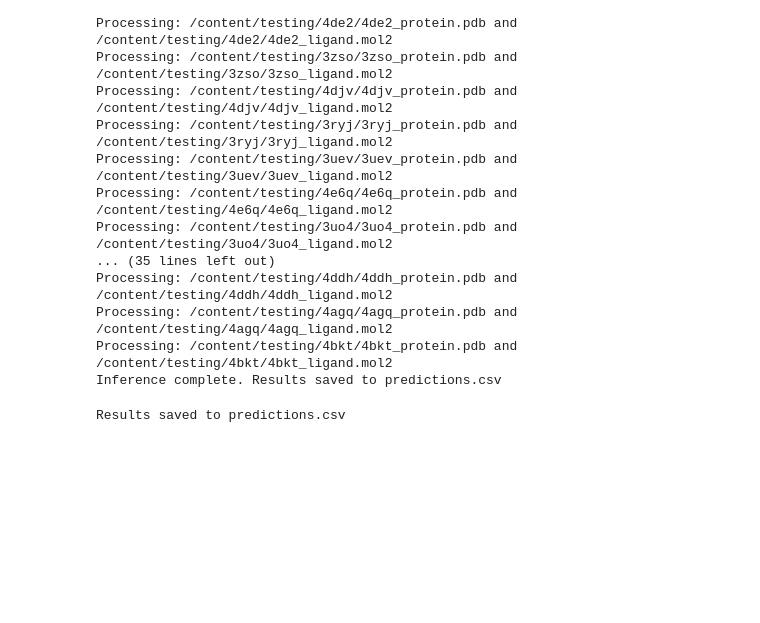
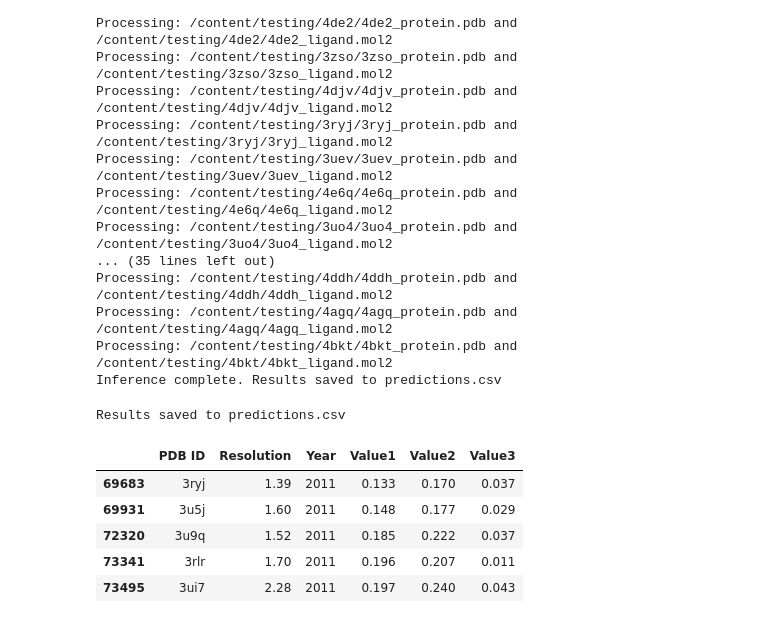
Before and after one commit to neelsathwara1/Diwali-Sales-Analysis, a Jupyter notebook: HACNet.ipynb, the cells around one changed output. Cells and saved outputs as stored; diff of their text form; code cells hidden in the pictures; blank space fills up the shorter version.

```diff
--- a/HACNet.ipynb
+++ b/HACNet.ipynb
@@ -1159,3 +1159,25 @@ df_results.to_csv("/content/predictions.csv", index=False)
 print("Results saved to predictions.csv")
 # %% [output]
 Results saved to predictions.csv
+# %%
+# Load the index file into a DataFrame
+index_columns = ["PDB ID", "Resolution", "Year", "Value1", "Value2", "Value3"]
+index_df = pd.read_csv('/content/2020_index.lst', delim_whitespace=True, names=index_columns)
+df_results = pd.read_csv('/content/predictions.csv')
+
+# Filter rows based on PDB IDs present in predictions.csv
+filtered_df = index_df[index_df["PDB ID"].isin(df_results["PDBID"])]
+
+# Save the extracted data to a new CSV file
+output_file_path = "/content/extracted_index_data.csv"
+filtered_df.to_csv(output_file_path, index=False)
+
+# Display the first few rows of the extracted data
+filtered_df.head()
+# %% [output]
+|  | PDB ID | Resolution | Year | Value1 | Value2 | Value3 |
+| 69683 | 3ryj | 1.39 | 2011 | 0.133 | 0.170 | 0.037 |
+| 69931 | 3u5j | 1.60 | 2011 | 0.148 | 0.177 | 0.029 |
+| 72320 | 3u9q | 1.52 | 2011 | 0.185 | 0.222 | 0.037 |
+| 73341 | 3rlr | 1.70 | 2011 | 0.196 | 0.207 | 0.011 |
+| 73495 | 3ui7 | 2.28 | 2011 | 0.197 | 0.240 | 0.043 |
```
